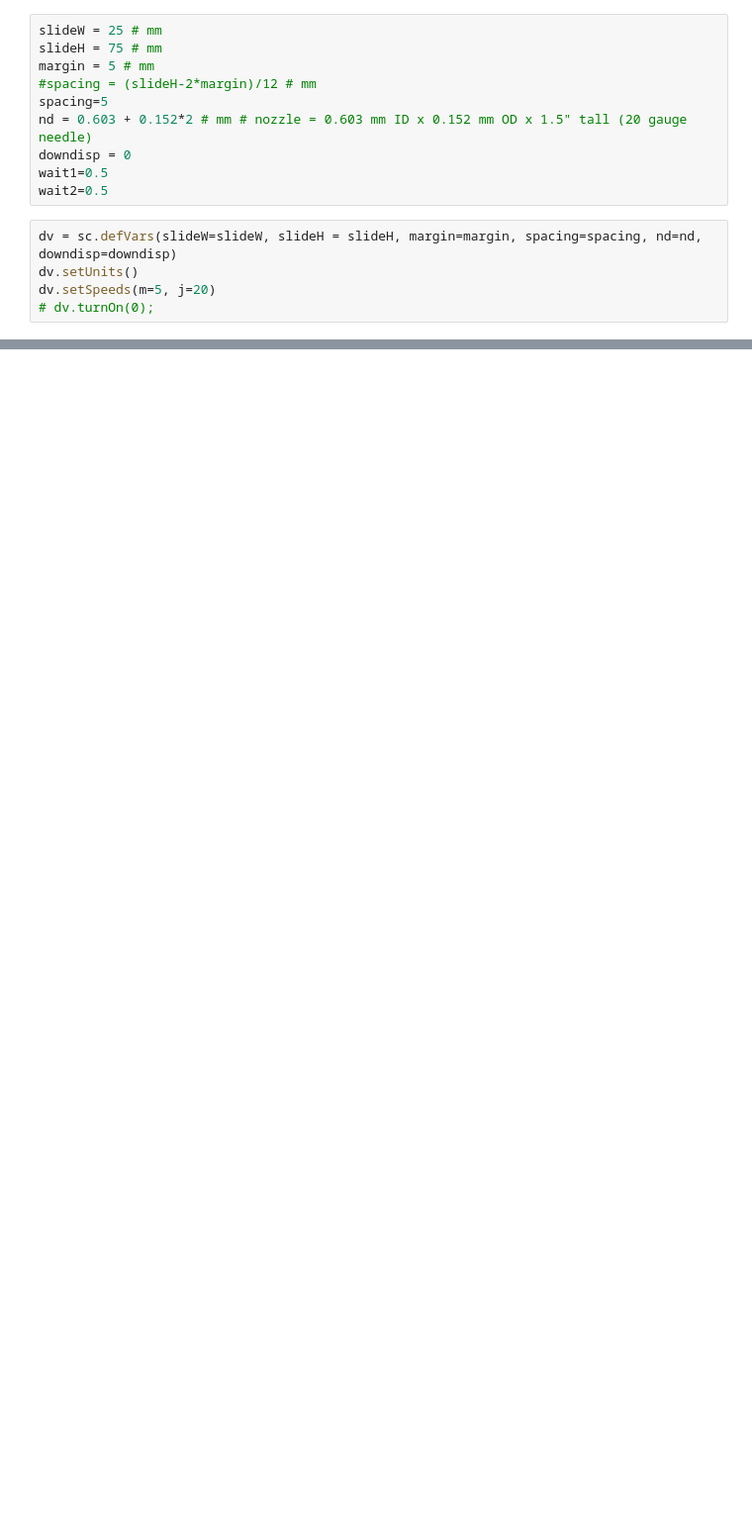
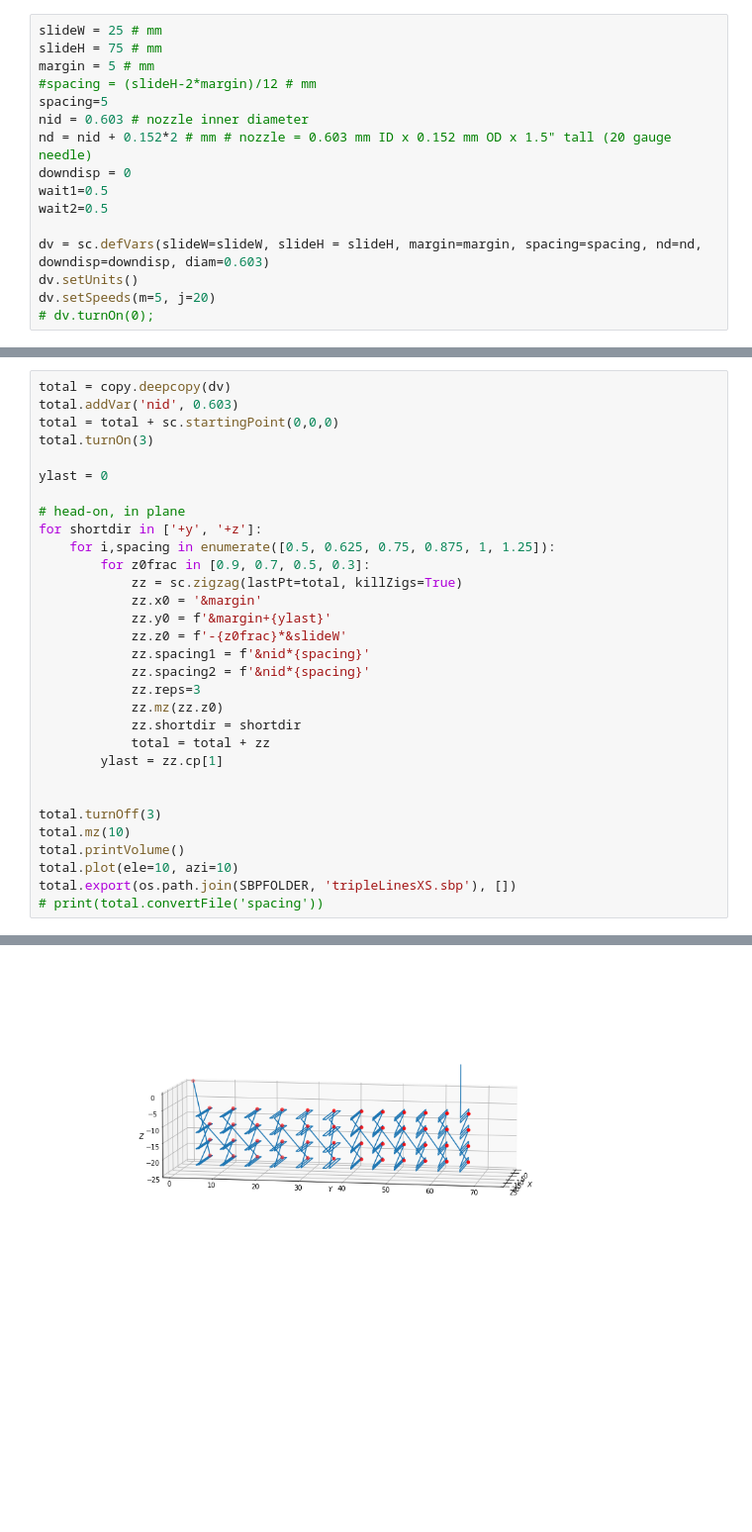
Before and after one commit to usnistgov/ShopbotPyQt, a Jupyter notebook: SBP files/sbpcreator.ipynb, the cells around one changed output, grey strips where cells are left out. Shown at 99% size. Drawn from its saved outputs; the diff is of its cells as text; blank space fills up the shorter version.

```diff
--- a/SBP files/sbpcreator.ipynb
+++ b/SBP files/sbpcreator.ipynb
@@ -19,12 +16,13 @@ slideH = 75 # mm
 margin = 5 # mm
 #spacing = (slideH-2*margin)/12 # mm
 spacing=5
-nd = 0.603 + 0.152*2 # mm # nozzle = 0.603 mm ID x 0.152 mm OD x 1.5" tall (20 gauge needle)
+nid = 0.603 # nozzle inner diameter
+nd = nid + 0.152*2 # mm # nozzle = 0.603 mm ID x 0.152 mm OD x 1.5" tall (20 gauge needle)
 downdisp = 0
 wait1=0.5
 wait2=0.5
+
+dv = sc.defVars(slideW=slideW, slideH = slideH, margin=margin, spacing=spacing, nd=nd, downdisp=downdisp, diam=0.603)
+dv.setUnits()
+dv.setSpeeds(m=5, j=20)
+# dv.turnOn(0);
-# %%
-dv = sc.defVars(slideW=slideW, slideH = slideH, margin=margin, spacing=spacing, nd=nd, downdisp=downdisp)
-dv.setUnits()
-dv.setSpeeds(m=5, j=20)
-# dv.turnOn(0);
@@ -504,0 +509,32 @@ Exported file C:/Users/lmf1/Documents/GitHub/ShopbotPyQt/SBP files\singleLinesPi
+# %%
+total = copy.deepcopy(dv)
+total.addVar('nid', 0.603)
+total = total + sc.startingPoint(0,0,0)
+total.turnOn(3)
+
+ylast = 0
+
+# head-on, in plane
+for shortdir in ['+y', '+z']:
+    for i,spacing in enumerate([0.5, 0.625, 0.75, 0.875, 1, 1.25]):
+        for z0frac in [0.9, 0.7, 0.5, 0.3]:
+            zz = sc.zigzag(lastPt=total, killZigs=True)
+            zz.x0 = '&margin'
+            zz.y0 = f'&margin+{ylast}'
+            zz.z0 = f'-{z0frac}*&slideW'
+            zz.spacing1 = f'&nid*{spacing}'
+            zz.spacing2 = f'&nid*{spacing}'
+            zz.reps=3
+            zz.mz(zz.z0)
+            zz.shortdir = shortdir
+            total = total + zz
+        ylast = zz.cp[1]
+
+
+total.turnOff(3)
+total.mz(10)
+total.printVolume()
+total.plot(ele=10, azi=10)
+total.export(os.path.join(SBPFOLDER, 'tripleLinesXS.sbp'), [])
+# print(total.convertFile('spacing'))
+# %% [output]
@@ -504,0 +543 @@ Exported file C:/Users/lmf1/Documents/GitHub/ShopbotPyQt/SBP files\singleLinesPi
+[figure, added]
```
Also changed, not shown: parts of 23 cells of this notebook, 55 other files.
